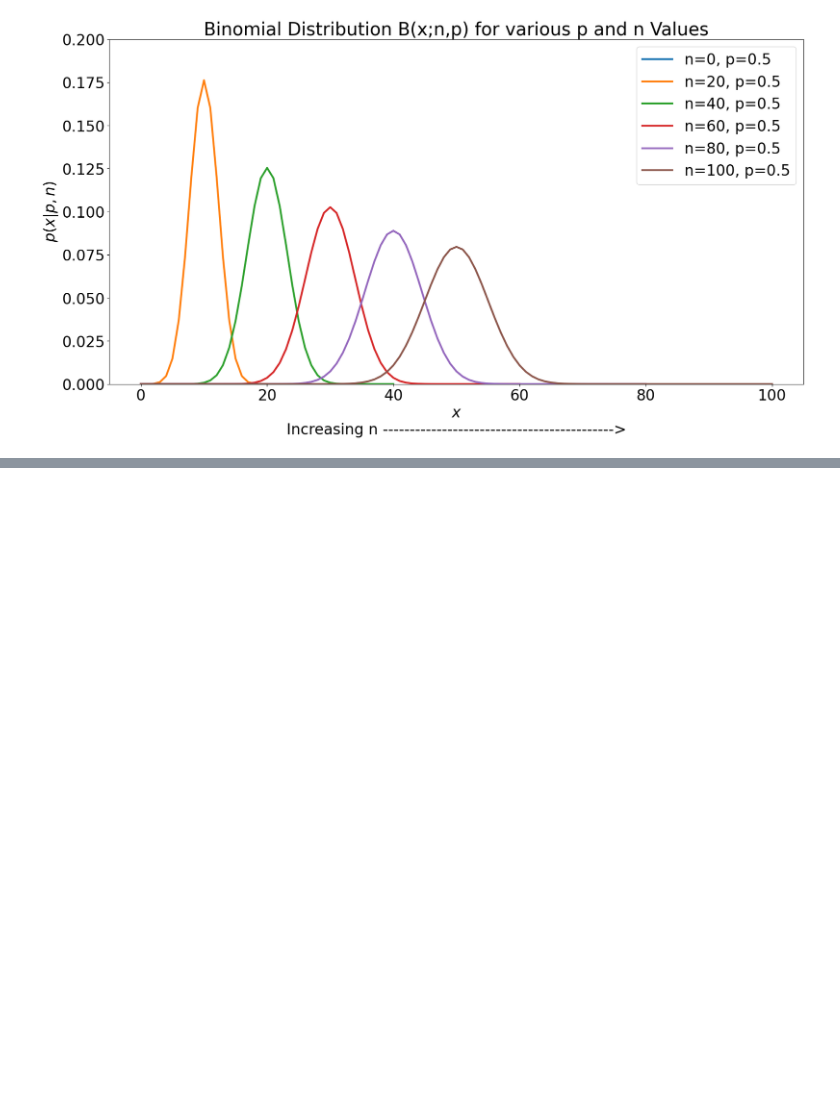
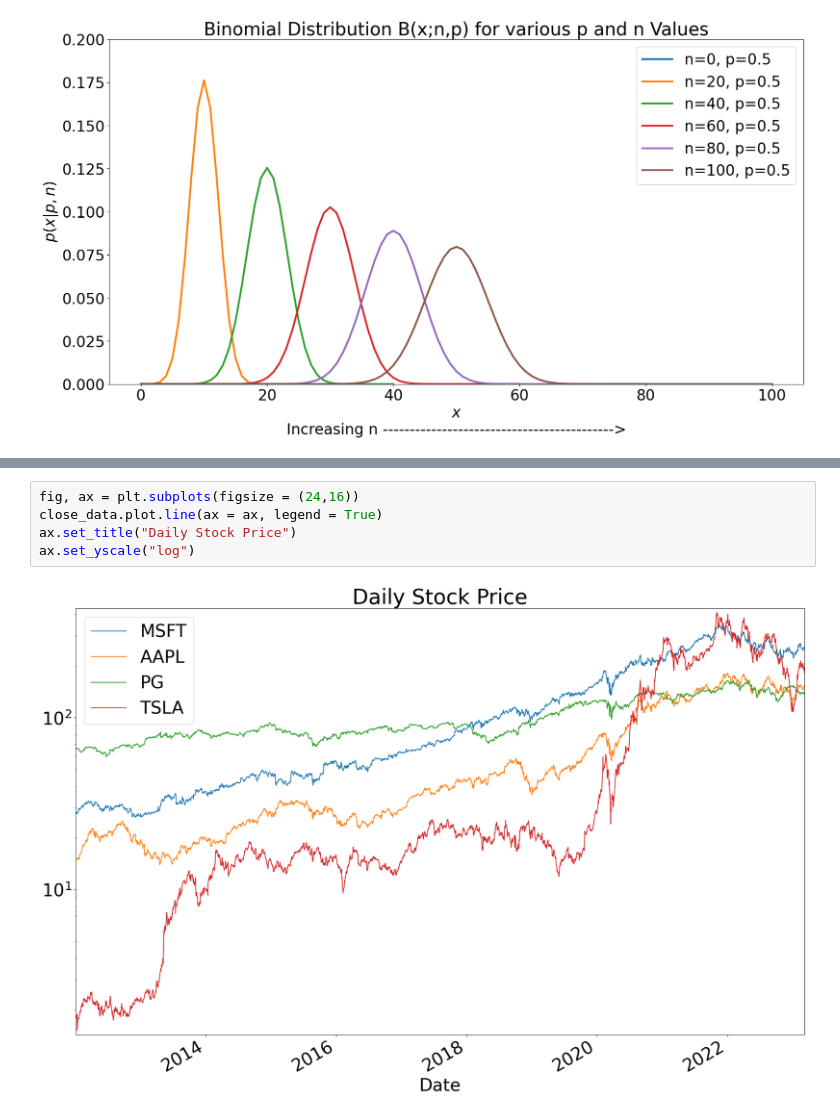
Before and after one commit to hhogenson/Computational-Econ, a Jupyter notebook: In Class Projects/Project 7 - Chapter 5 - Probability Distributions.ipynb, the cells around one changed output, grey strips where cells are left out. Drawn from its saved outputs; the diff is of its cells as text; blank space fills up the shorter version.

```diff
--- a/In Class Projects/Project 7 - Chapter 5 - Probability Distributions.ipynb
+++ b/In Class Projects/Project 7 - Chapter 5 - Probability Distributions.ipynb
@@ -190,0 +289,7 @@ plt.show()
+# %%
+fig, ax = plt.subplots(figsize = (24,16))
+close_data.plot.line(ax = ax, legend = True)
+ax.set_title("Daily Stock Price")
+ax.set_yscale("log")
+# %% [output]
+[figure, added]
```
Also changed, not shown: parts of 17 cells of this notebook.
